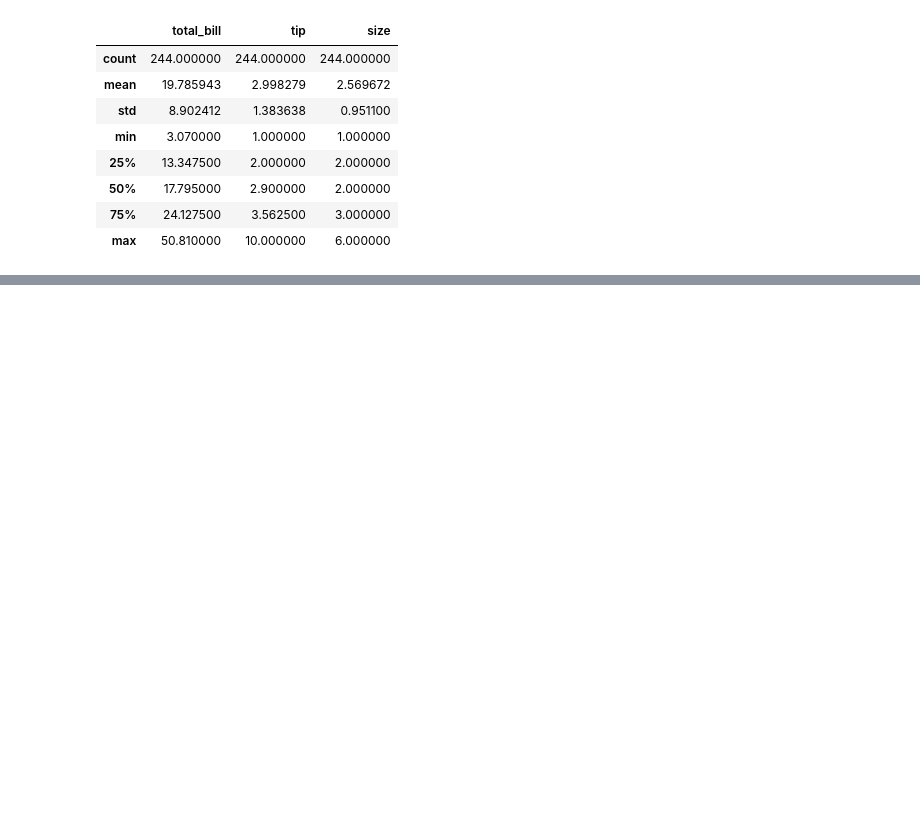
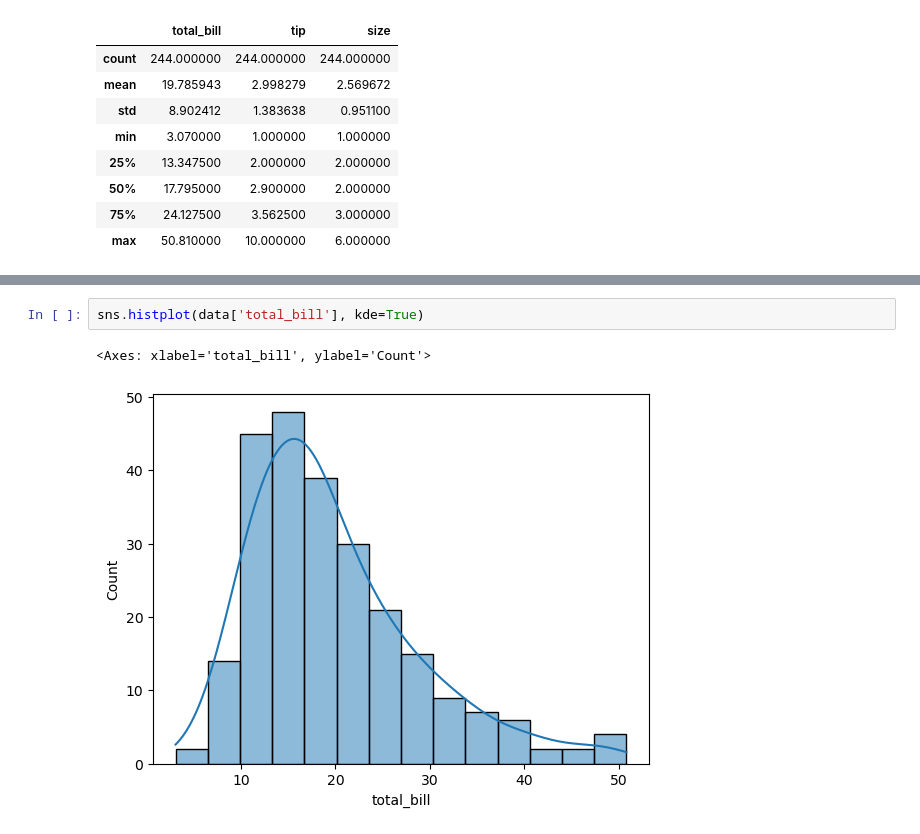
Before and after one commit to Immortal-Pi/IBMdatascience, a Jupyter notebook: Satistics Basics/basics.ipynb, the cells around one changed output, grey strips where cells are left out. Saved outputs shown, nothing was run; the diff lists cells and outputs as text; blank space fills up the shorter version.

```diff
--- a/Satistics Basics/basics.ipynb
+++ b/Satistics Basics/basics.ipynb
@@ -32,0 +50,5 @@ data.describe()
+# %%
+sns.histplot(data['total_bill'], kde=True)
+# %% [output]
+<Axes: xlabel='total_bill', ylabel='Count'>
+[figure, added]
```
Also changed, not shown: parts of 8 cells of this notebook, 1 other file.
